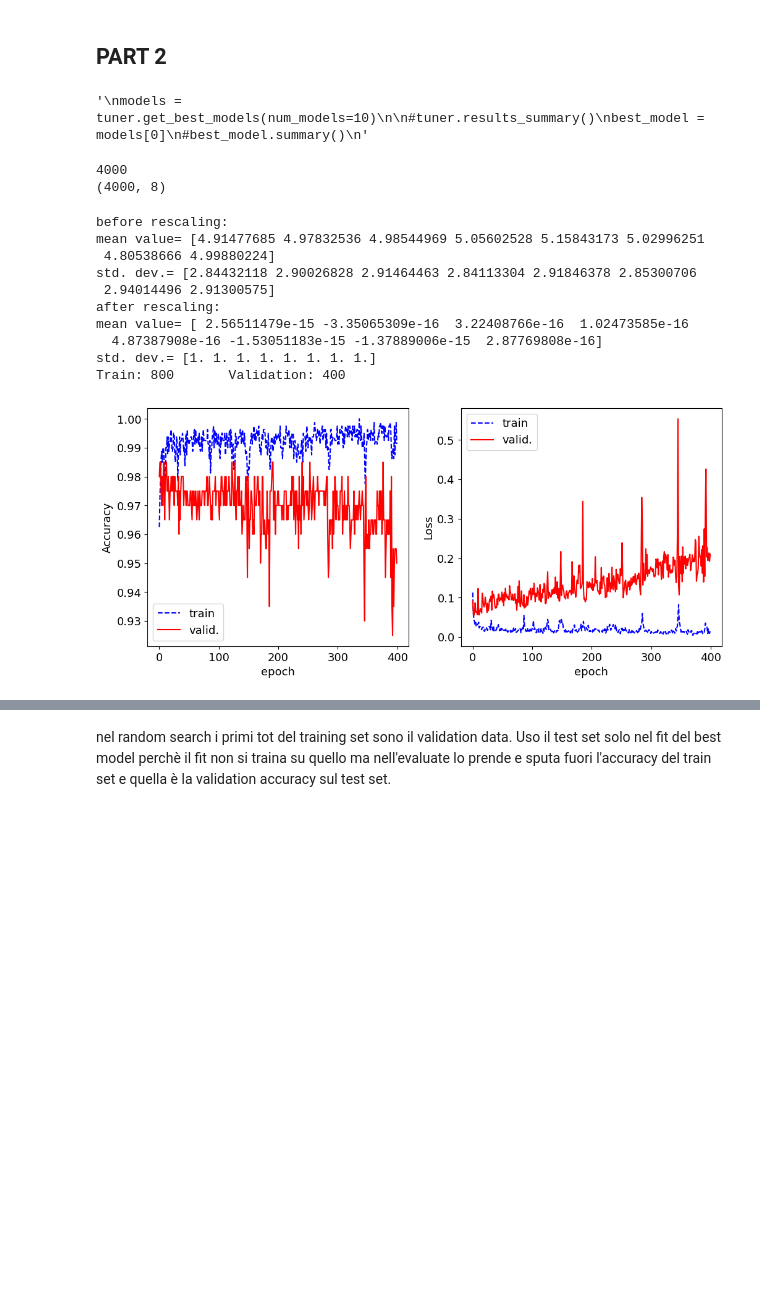
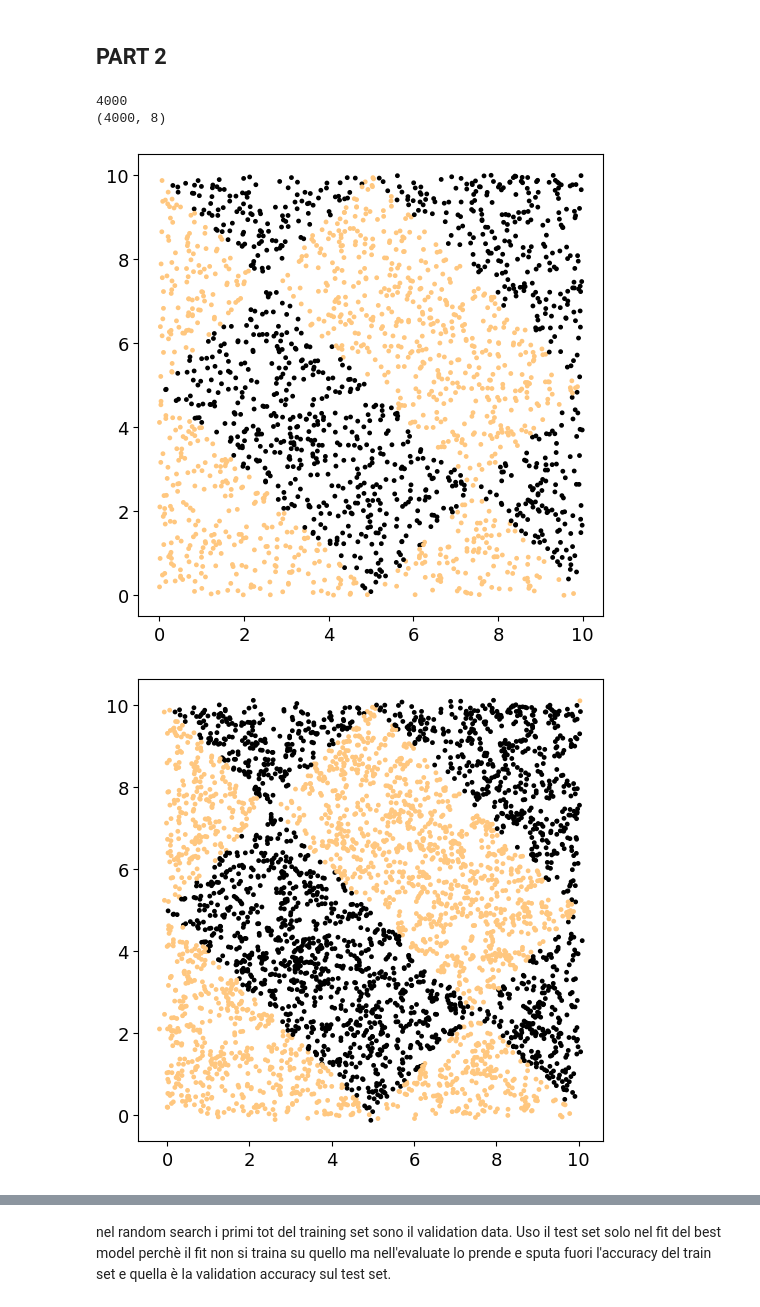
Before and after one commit to BelliLuigi/LCP-B, a Jupyter notebook: ex1/exercise1.ipynb, the cells around one changed output, grey strips where cells are left out. Cells and saved outputs as stored; diff of their text form; code cells hidden in the pictures; blank space fills up the shorter version.

```diff
--- a/ex1/exercise1.ipynb
+++ b/ex1/exercise1.ipynb
@@ -41,6 +38,7 @@ TYPE=3
 L=8
 # span of each component
 B=10
+perc_train = 0.8
 x = np.loadtxt(filename("data",L,TYPE), delimiter=' ')
 y = np.loadtxt(filename("labels",L,TYPE), delimiter=' ')
 y = y.astype("int")
@@ -50,14 +48,6 @@ N = len(x)
 x_mean = np.mean(x,axis=0)
 x_std  = np.std(x,axis=0)
 
-
-# dim. of a sample
-L = len(x[0])
-print(L)
-
-for i in range(5):
-    print(x[i],y[i])
-
 N_train = int(perc_train * N)
 print(f'data: {N}\ntrain: {N_train}')
 
@@ -235,18 +239,6 @@ print(f"remember: these ar 2 out of L={L} dimensions, of which L-2 contain rando
 remember: these ar 2 out of L=8 dimensions, of which L-2 contain random noise
 # %% [markdown]
 ## PART 2
-# %%
-'''
-# COPIA DELLA CELL SOPRA
-
-models = tuner.get_best_models(num_models=10)
-
-#tuner.results_summary()
-best_model = models[0]
-#best_model.summary()
-'''
-# %% [output]
-'\nmodels = tuner.get_best_models(num_models=10)\n\n#tuner.results_summary()\nbest_model = models[0]\n#best_model.summary()\n'
 # %%
 import random
 
@@ -280,36 +272,40 @@ for i in range(N_aug):
     y_increased[i]=NF(x_increased[i],B,TYPE)
 #plot_data(x_new,y_new)
 y_increased=np.array(y_increased)
 #print(x_increased.shape)
 #print(y_increased.shape)
 
 # AUGMENTED
 x_augmented=np.loadtxt(filename("data",L,TYPE), delimiter=' ')
 #distanza media sulla prima feature:
+'''
 x_sorted=sorted(x_augmented[:,0])
 dist=[]
 for i in range(1,N):
     dist.append(x_sorted[i]-x_sorted[i-1])
 std=np.mean(dist)
+'''
 for i in range(0,N):
     lista=[]
     for j in range(L):
-        lista.append(np.random.normal(loc=x[i,j],scale=10*std))
+        lista.append(np.random.normal(loc=x[i,j],scale=0.1))
     x_augmented=np.append(x_augmented,[lista],axis=0)
 
 y_augmented=list(np.zeros(x_augmented.shape[0]))
 for i in range(x_augmented.shape[0]):
     y_augmented[i]=NF(x_augmented[i],B,TYPE)
 
 print(len(y_augmented))
 print(x_augmented.shape)
 x_augmented=np.array(x_augmented)
 y_augmented=np.array(y_augmented)
-#plot_data(x,y)
-#plot_data(x_prova,y_prova)
+plot_data(x,y)
+plot_data(x_augmented,y_augmented)
 # %% [output]
 4000
 (4000, 8)
+[figure, added]
+[figure, added]
 # %%
 def Standardize(x,m,s):
     """
@@ -361,20 +358,3 @@ def train_data(X,Y):
     ax.set_xlabel('epoch')
     ax.set_ylabel("Loss")
     ax.legend()
-# %%
-#train_data(x,y)
-train_data(x_reducted,y_reducted)
-#train_data(x_increased,y_increased)
-#train_data(x_augmented,y_augmented)
-# %% [output]
-before rescaling:
-mean value= [4.91477685 4.97832536 4.98544969 5.05602528 5.15843173 5.02996251
- 4.80538666 4.99880224]
-std. dev.= [2.84432118 2.90026828 2.91464463 2.84113304 2.91846378 2.85300706
- 2.94014496 2.91300575]
-after rescaling:
-mean value= [ 2.56511479e-15 -3.35065309e-16  3.22408766e-16  1.02473585e-16
-  4.87387908e-16 -1.53051183e-15 -1.37889006e-15  2.87769808e-16]
-std. dev.= [1. 1. 1. 1. 1. 1. 1. 1.]
-Train: 800       Validation: 400
-[figure, removed]
```
Also changed, not shown: parts of 19 cells of this notebook.
